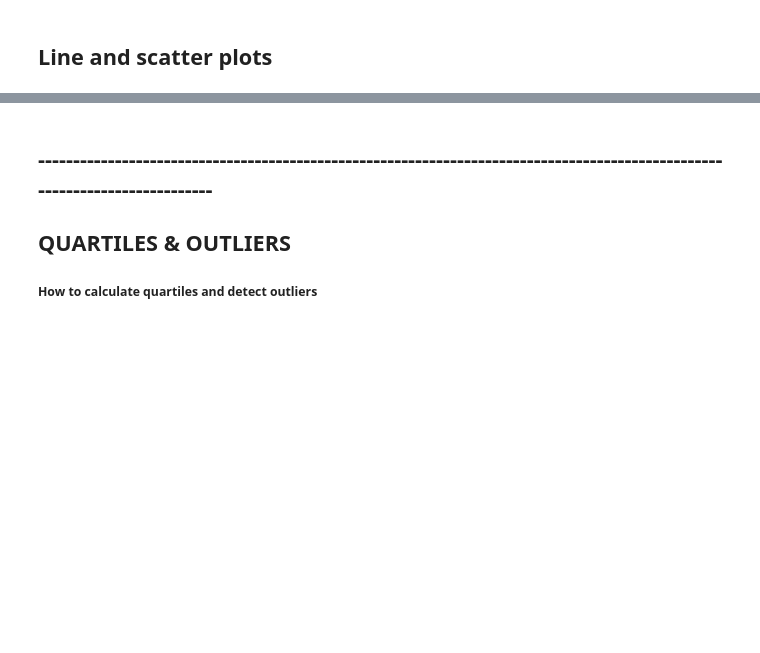
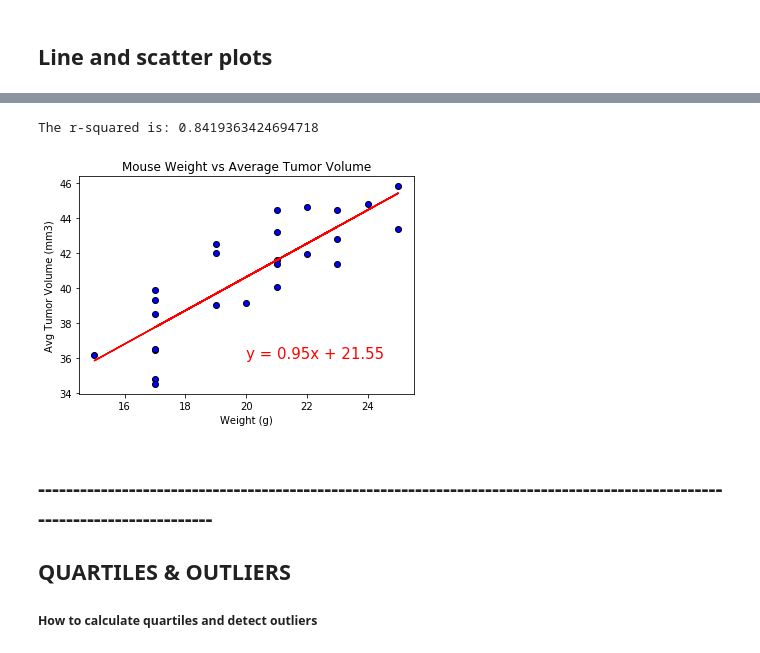
Before and after one commit to herge008/matplotlib-challenge, a Jupyter notebook: Phymaceuticals.ipynb, the cells around one changed output, grey strips where cells are left out. Saved outputs shown, nothing was run; the diff lists cells and outputs as text; code cells hidden in the pictures; blank space fills up the shorter version.

```diff
--- a/Phymaceuticals.ipynb
+++ b/Phymaceuticals.ipynb
@@ -304,3 +328,24 @@ plt.show()
+# %%
+# Calculate the correlation coefficient and linear regression model for mouse weight and average tumor volume for the Capomulin regimen
+capomulin_scatter = pd.DataFrame(capomulin.groupby(['Mouse ID'])["Weight (g)","Tumor Volume (mm3)"].mean())
+capomulin_scatter_weight = capomulin_scatter['Weight (g)']
+capomulin_scatter_tumor = capomulin_scatter['Tumor Volume (mm3)']
+
+(slope, intercept, rvalue, pvalue, stderr) = linregress(capomulin_scatter_weight, capomulin_scatter_tumor)
+regress_values = capomulin_scatter_weight * slope + intercept
+line_eq = "y = " + str(round(slope,2)) + "x + " + str(round(intercept,2))
+
+plt.scatter(capomulin_scatter_weight, capomulin_scatter_tumor, marker="o", facecolors="blue", edgecolors="black")
+plt.plot(capomulin_scatter_weight,regress_values,"r-")
+plt.annotate(line_eq,(20,36),fontsize=15,color="red")
+plt.title("Mouse Weight vs Average Tumor Volume")
+plt.xlabel("Weight (g)")
+plt.ylabel("Avg Tumor Volume (mm3)")
+print(f"The r-squared is: {rvalue}")
+plt.show()
+# %% [output]
+The r-squared is: 0.8419363424694718
+[figure, added]
 # %% [markdown]
 ## ---------------------------------------------------------------------------------------------------------------------------
 ## QUARTILES & OUTLIERS
```
Also changed, not shown: parts of 7 cells of this notebook.
